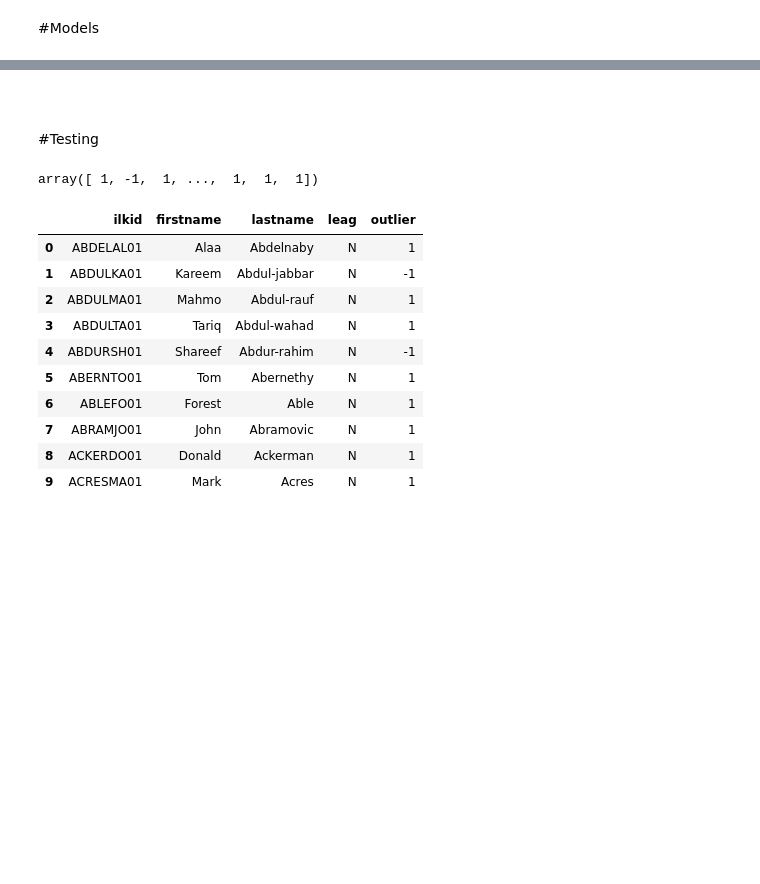
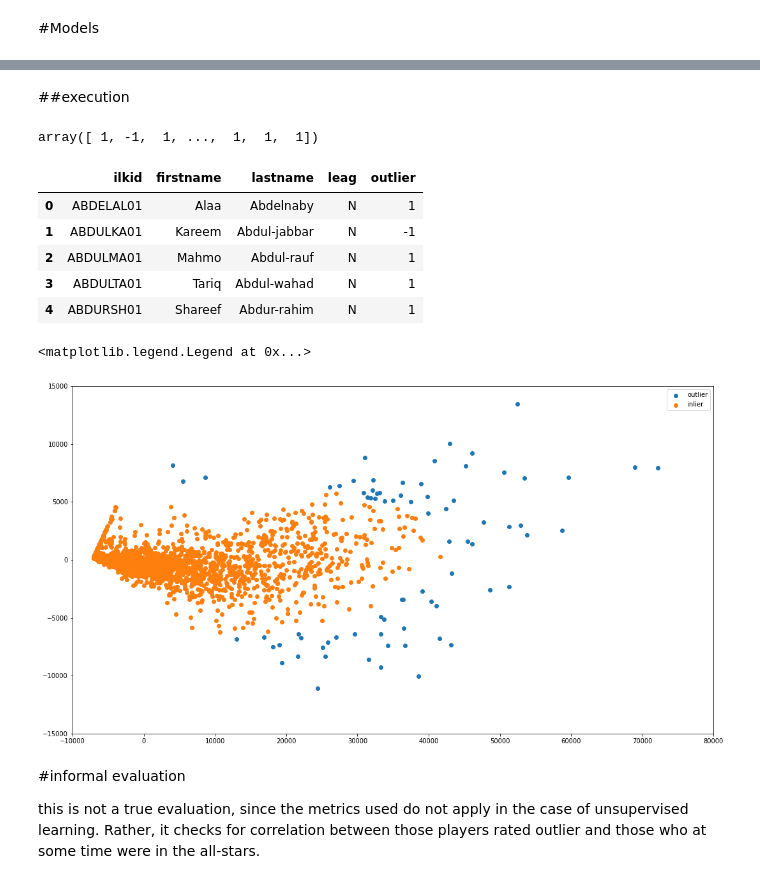
Before and after one commit to ShaelinN/GameOutcomePrediction, a Jupyter notebook: outlier_detection.ipynb, the cells around one changed output, grey strips where cells are left out. Cells and saved outputs as stored; diff of their text form; code cells hidden in the pictures; blank space fills up the shorter version.

```diff
--- a/outlier_detection.ipynb
+++ b/outlier_detection.ipynb
@@ -55,25 +46,27 @@ model = EllipticEnvelope()
+# %%
+OCSVM = svm.OneClassSVM(nu=0.08)
+IF = IsolationForest(contamination=0.02)
+EE = EllipticEnvelope(contamination=0.08)
+
+model = IF
 # %% [markdown]
-##
+##execution
-# %% [markdown]
-#Testing
-# %%
-res = model.fit_predict(player_vecs)
-res
-# %% [output]
-array([ 1, -1,  1, ...,  1,  1,  1])
+# %%
+pca = PCA(n_components=2)
+out_player_vecs = pca.fit_transform(player_vecs)
+
+outlier_results = model.fit_predict(out_player_vecs)
+outlier_results
+# %% [output]
+array([ 1, -1,  1, ...,  1,  1,  1])
 # %%
-players = player_keys.copy()
-players["outlier"] = res
-players.head(10)
+out_player_keys = player_keys.copy()
+out_player_keys["outlier"] = outlier_results
+out_player_keys.head()
 # %% [output]
 |  | ilkid | firstname | lastname | leag | outlier |
 | 0 | ABDELAL01 | Alaa | Abdelnaby | N | 1 |
 | 1 | ABDULKA01 | Kareem | Abdul-jabbar | N | -1 |
 | 2 | ABDULMA01 | Mahmo | Abdul-rauf | N | 1 |
 | 3 | ABDULTA01 | Tariq | Abdul-wahad | N | 1 |
-| 4 | ABDURSH01 | Shareef | Abdur-rahim | N | -1 |
-| 5 | ABERNTO01 | Tom | Abernethy | N | 1 |
-| 6 | ABLEFO01 | Forest | Able | N | 1 |
-| 7 | ABRAMJO01 | John | Abramovic | N | 1 |
-| 8 | ACKERDO01 | Donald | Ackerman | N | 1 |
-| 9 | ACRESMA01 | Mark | Acres | N | 1 |
+| 4 | ABDURSH01 | Shareef | Abdur-rahim | N | 1 |
@@ -79,0 +86,16 @@ players.head(10)
+# %%
+plt.figure(figsize=(18,10))
+
+plt.scatter(C_0[0], C_0[1], label='outlier') #outlier
+plt.scatter(C_1[0], C_1[1], label='inlier')
+
+plt.xlim(-10000,80000)
+plt.ylim(-15000,15000)
+plt.legend()
+# %% [output]
+<matplotlib.legend.Legend at 0x...>
+[figure, added]
+# %% [markdown]
+#informal evaluation
+
+this is not a true evaluation, since the metrics used do not apply in the case of unsupervised learning. Rather, it checks for correlation between those players rated outlier and those who at some time were in the all-stars.
```
Also changed, not shown: parts of 24 cells of this notebook.
